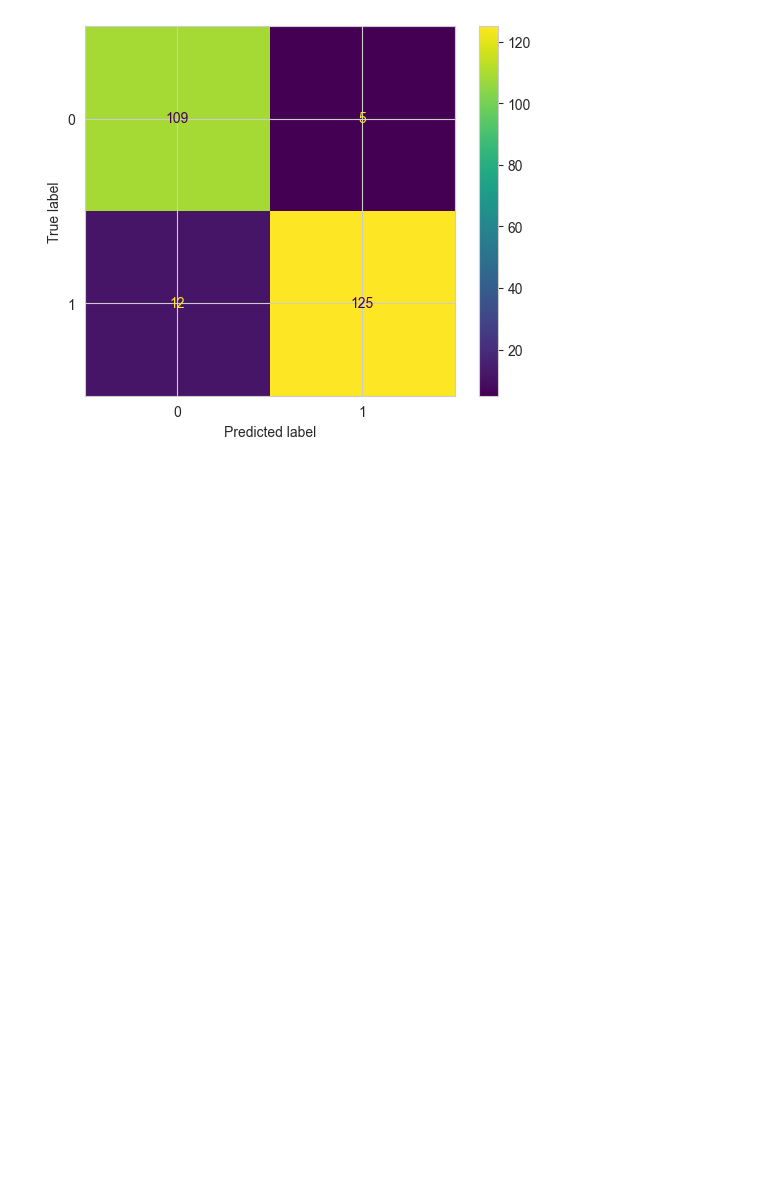
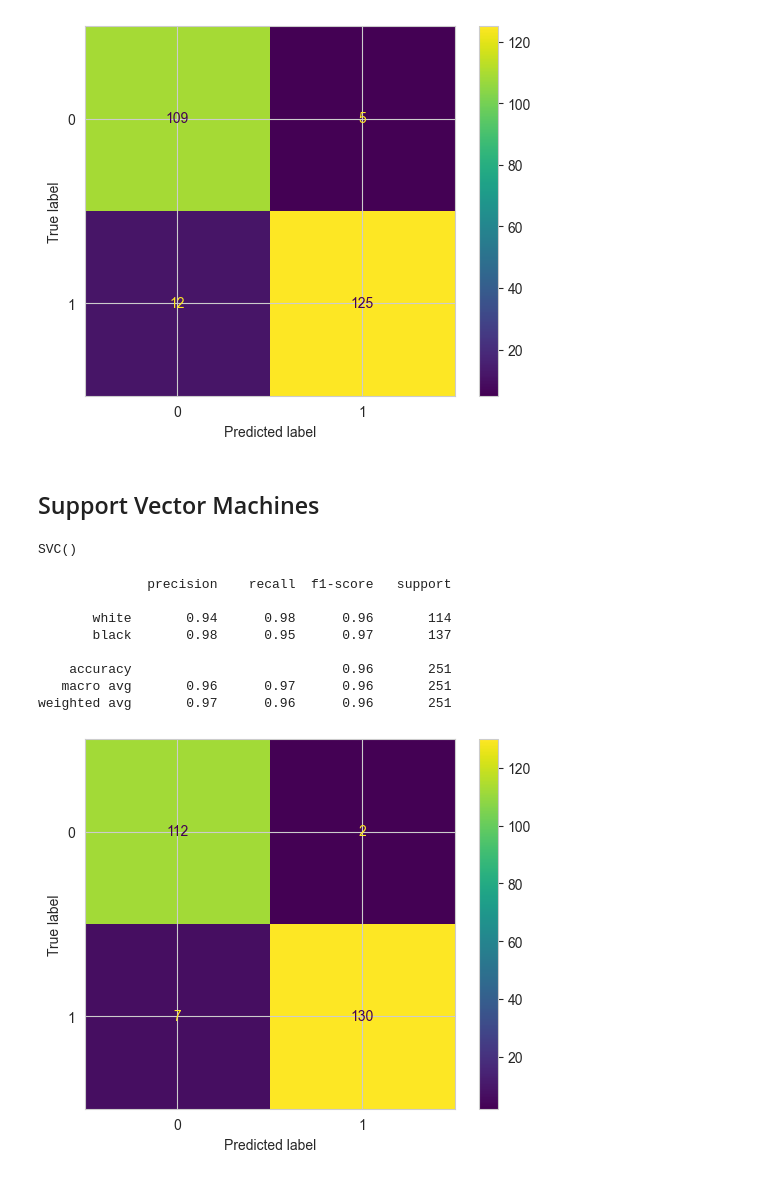
Before and after one commit to KarthikUdyawar/Color-detection, a Jupyter notebook: model/model.ipynb, the cells around one changed output. Saved outputs shown, nothing was run; the diff lists cells and outputs as text; code cells hidden in the pictures; blank space fills up the shorter version.

Commit message:
Added Support Vector Machines
### Added

- Init Support Vector Machines
- Training model
- Testing model
- Score model

```diff
--- a/model/model.ipynb
+++ b/model/model.ipynb
@@ -264,3 +264,29 @@ plt.show()
    macro avg       0.93      0.93      0.93       251
 weighted avg       0.93      0.93      0.93       251
 [figure]
+# %% [markdown]
+## Support Vector Machines
+# %%
+from sklearn import svm
+
+SVM = svm.SVC()
+# %%
+SVM.fit(X_train, y_train)
+# %% [output]
+SVC()
+# %%
+y_pred = SVM.predict(X_test)
+# %%
+print(classification_report(y_test, y_pred, target_names=["white","black"]))
+ConfusionMatrixDisplay.from_predictions(y_test, y_pred)
+plt.show()
+# %% [output]
+              precision    recall  f1-score   support
+
+       white       0.94      0.98      0.96       114
+       black       0.98      0.95      0.97       137
+
+    accuracy                           0.96       251
+   macro avg       0.96      0.97      0.96       251
+weighted avg       0.97      0.96      0.96       251
+[figure, added]
```
Also changed, not shown: parts of 4 cells of this notebook.
